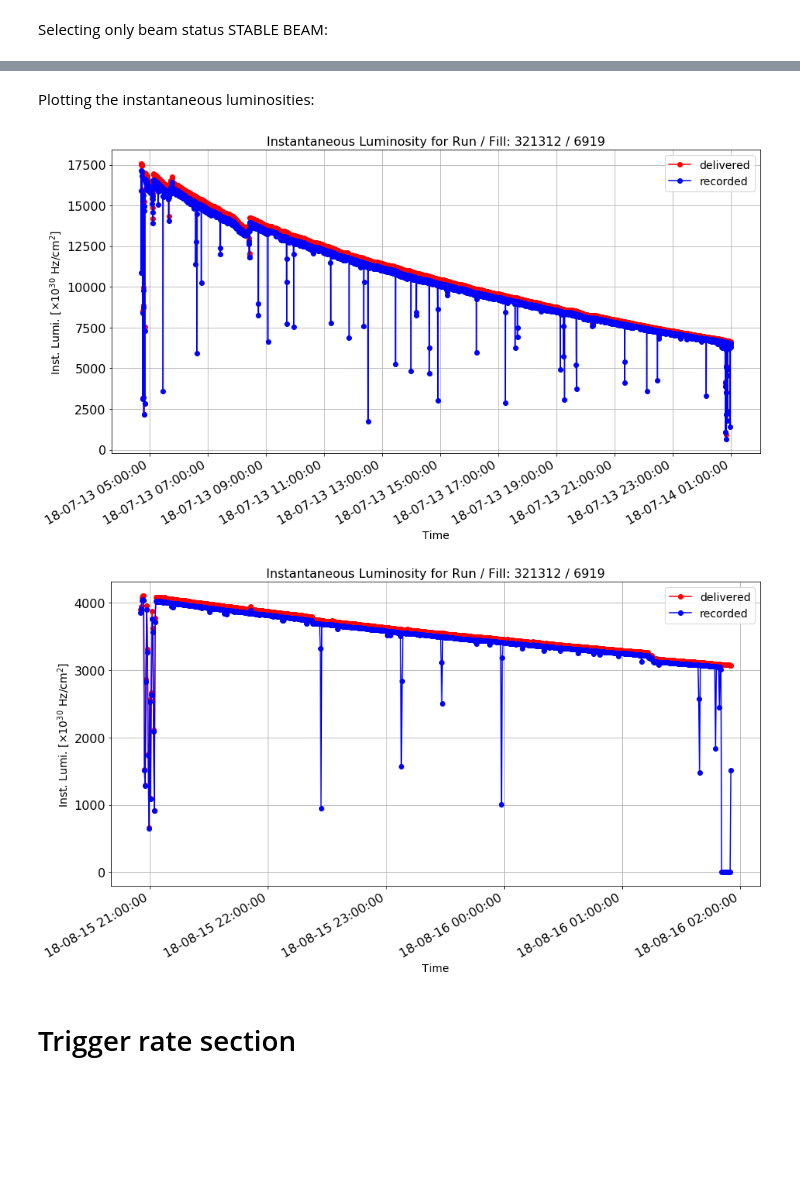
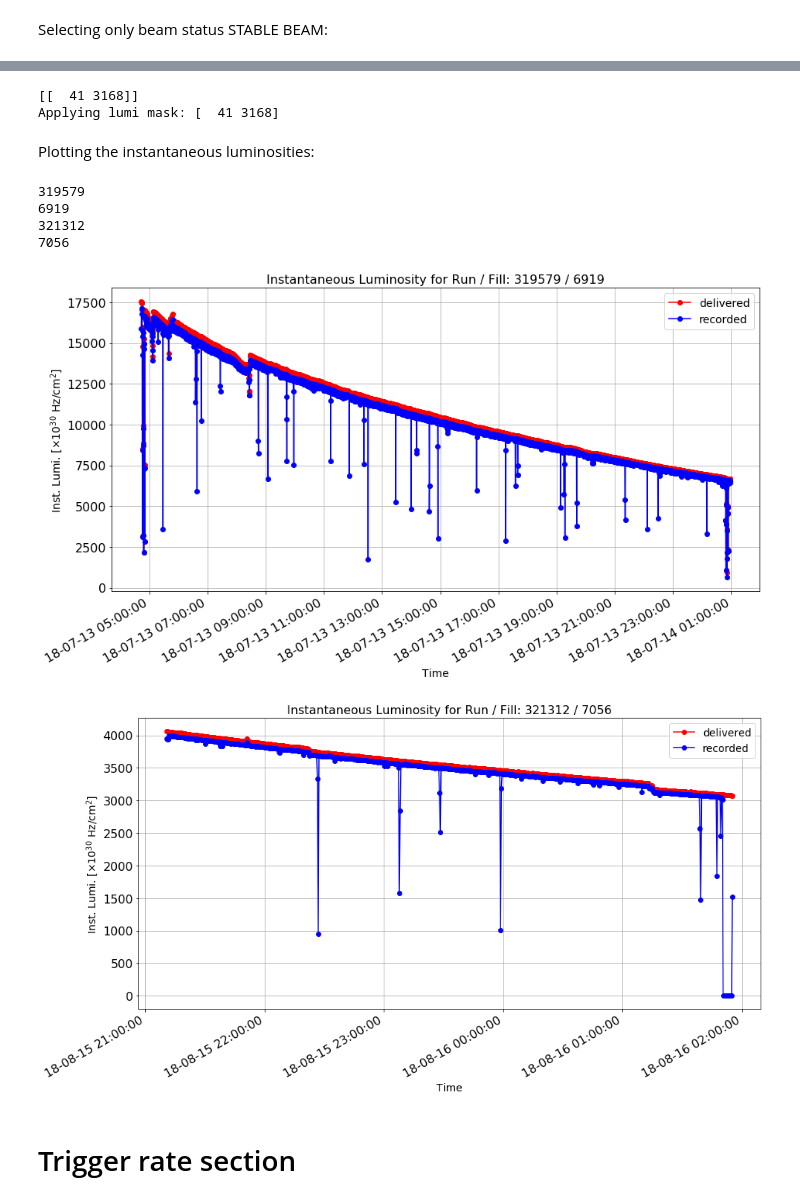
Before and after one commit to bapavlov/L1MTriggerRateMonitoringWithML, a Jupyter notebook: dt_trigger_monitoring_training_2018.ipynb, the cells around one changed output, grey strips where cells are left out. Saved outputs shown, nothing was run; the diff lists cells and outputs as text; code cells hidden in the pictures; blank space fills up the shorter version.

Commit message:
adding lumimask to 2018

```diff
--- a/dt_trigger_monitoring_training_2018.ipynb
+++ b/dt_trigger_monitoring_training_2018.ipynb
@@ -84,3 +87,11 @@ Done.
+# %%
+path = "./lumimasks/Cert_314472-321777_13TeV_PromptReco_Collisions18_JSON.json"
+df_lumimask = pd.DataFrame()
+df_lumimask = pd.read_json(path, typ='series')
+df_lumimask = df_lumimask.to_frame()
+df_lumimask = df_lumimask.reset_index()
+df_lumimask = df_lumimask.rename(columns= {'index': 'run', 0: 'ls'})
+df_lumimask["ls"] = df_lumimask["ls"].apply(np.array)
 # %% [markdown]
 # Luminosity section <a class="anchor" id="second-bullet"></a>
 # %% [markdown]
@@ -180,3 +193,18 @@ int_lumi2 = int_lumi2[int_lumi2["beamstatus"] == "STABLE BEAMS"]
+# %%
+def apply_lumimask(run, df, df_lm):
+    temp = df.copy()
+    mat = df_lm[df_lm.run == run].ls.iloc[0]
+    for i in range(0, np.size(mat, 0)):
+        print "Applying lumi mask:", mat[i]
+        ls_i = int(mat[i][0])
+        ls_f = int(mat[i][1])
+        temp = temp[(temp.ls_start >= ls_i) & (temp.ls_start <= ls_f)]
+    return temp
+# %%
+int_lumi2 = apply_lumimask(319579, int_lumi2, df_lumimask)
+# %% [output]
+[[  41 3168]]
+Applying lumi mask: [  41 3168]
 # %%
 #int_lumi2.to_csv("int_lumi2.csv", sep='\t')
 # %% [markdown]
@@ -195,22 +223,32 @@ def plot_inst_lumi(x_val, y_val, z_val, title):
     plt.title(title)
     plt.legend(loc="best")
     plt.show();
+# %%
+print int_lumi2.run.loc[40]
+print int_lumi2.fill.loc[40]
+print int_lumi2.run.iloc[-1]
+print int_lumi2.fill.iloc[-1]
+# %% [output]
+319579
+6919
+321312
+7056
 # %%
 plot_inst_lumi(int_lumi2[int_lumi2["run"] == 319579]["time"],
                int_lumi2[int_lumi2["run"] == 319579]["delivered"],
                int_lumi2[int_lumi2["run"] == 319579]["recorded"],
                ("Instantaneous Luminosity for Run / Fill: %s / %s" %
-               (boundaries["run"].iloc[1], int_lumi2["fill"].iloc[0])))
+               ("319579", int_lumi2[int_lumi2.run == 319579]["fill"].iloc[0])))
 # %% [output]
-[figure, old version]
+[figure, new version]
 # %%
 plot_inst_lumi(int_lumi2[int_lumi2["run"] == 321312]["time"],
                int_lumi2[int_lumi2["run"] == 321312]["delivered"],
                int_lumi2[int_lumi2["run"] == 321312]["recorded"],
                ("Instantaneous Luminosity for Run / Fill: %s / %s" %
-               (boundaries["run"].iloc[1], int_lumi2["fill"].iloc[1])))
+               ("321312", int_lumi2[int_lumi2.run == 321312]["fill"].iloc[0])))
 # %% [output]
-[figure, old version]
+[figure, new version]
 # %% [markdown]
 # Trigger rate section <a class="anchor" id="third-bullet"></a>
 # %% [markdown]
```
Also changed, not shown: parts of 46 cells of this notebook, 3 other files.
